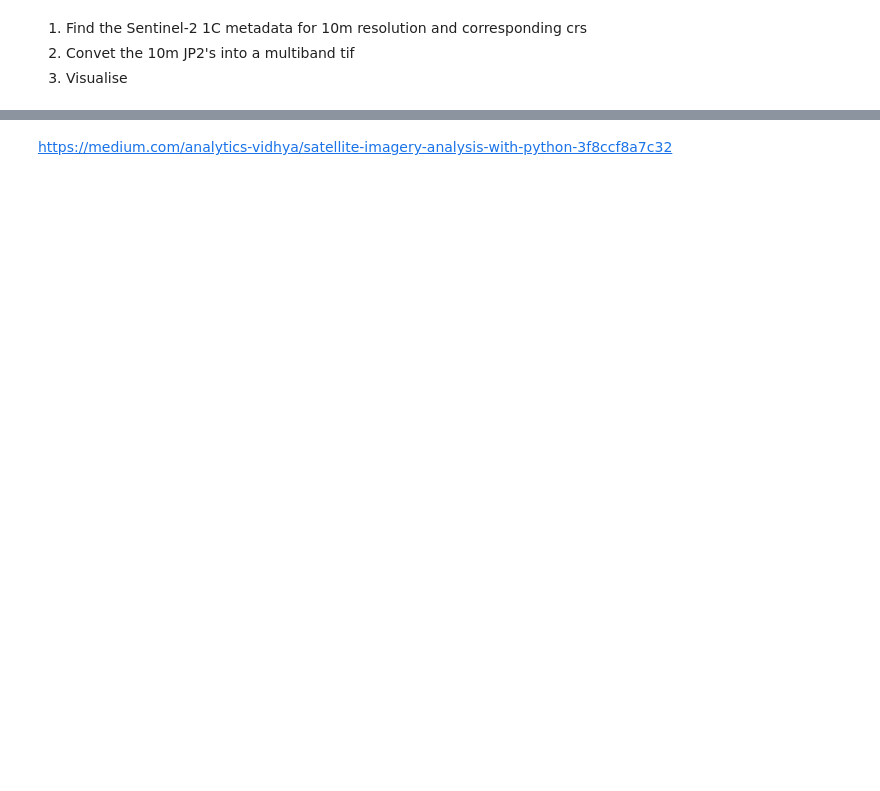
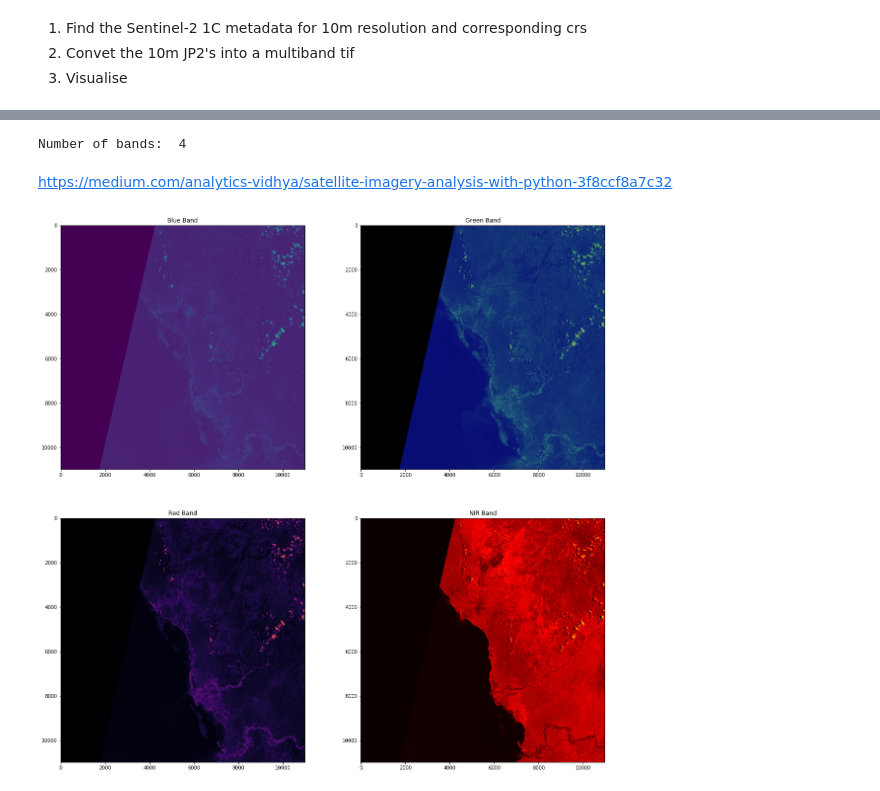
Before and after one commit to datalass1/100-days-of-code, a Jupyter notebook: notebooks/Day-1-visualising-imagery.ipynb, the cells around one changed output, grey strips where cells are left out. Saved outputs shown, nothing was run; the diff lists cells and outputs as text; code cells hidden in the pictures; blank space fills up the shorter version.

Commit message:
finished day 2 visualising s2 tif

```diff
--- a/notebooks/Day-1-visualising-imagery.ipynb
+++ b/notebooks/Day-1-visualising-imagery.ipynb
@@ -63,5 +69,26 @@ for i in datapath.glob('*'):
 # %%
 image_file = datapath.joinpath('madagascar.tif')#; image_file.exists()
 image = rasterio.open(image_file)
+# %%
+print('Number of bands: ', image.count)
+b, g, r, n = image.read()
+# %% [output]
+Number of bands:  4
 # %% [markdown]
 https://medium.com/analytics-vidhya/satellite-imagery-analysis-with-python-3f8ccf8a7c32
+# %%
+fig = plt.figure(figsize=(20,20))
+a = fig.add_subplot(2, 2, 1)
+imgplot = plt.imshow(b)
+a.set_title('Blue Band')
+a = fig.add_subplot(2, 2, 2)
+imgplot = plt.imshow(g, cmap='gist_earth')
+a.set_title('Green Band')
+a = fig.add_subplot(2, 2, 3)
+imgplot = plt.imshow(r, cmap='inferno')
+a.set_title('Red Band')
+a = fig.add_subplot(2, 2, 4)
+imgplot = plt.imshow(n, cmap='hot' )
+a.set_title('NIR Band');
+# %% [output]
+[figure, added]
```
Also changed, not shown: parts of 6 cells of this notebook.
